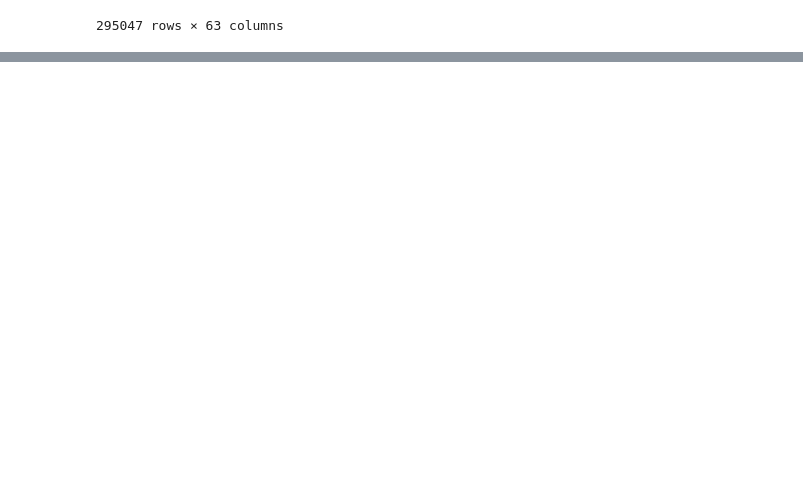
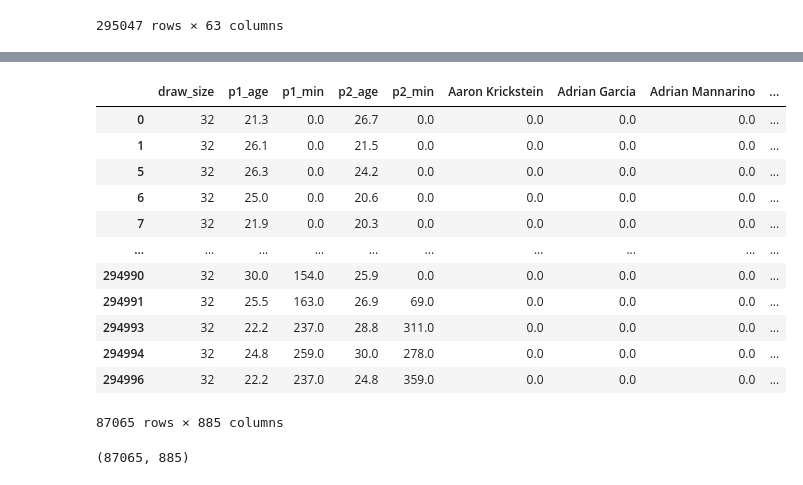
Before and after one commit to eyucma/Tennis_python_scraper, a Jupyter notebook: Top100.ipynb, the cells around one changed output, grey strips where cells are left out. Cells and saved outputs as stored; diff of their text form; code cells hidden in the pictures; blank space fills up the shorter version.

```diff
--- a/Top100.ipynb
+++ b/Top100.ipynb
@@ -74,0 +209,29 @@ while ((df %>% group_by(player)%>%filter(n()<3)%>%dim)[1]>0) {
+# %%
+X=df1.loc[:,['draw_size','p1_age','p1_min','p2_age', 'p2_min']]
+X=X.fillna(0)
+# %%
+BT=pd.get_dummies(df1['p1_name'],dtype=float)-pd.get_dummies(df1['p2_name'],dtype=float)
+BT=BT.fillna(0)
+S=pd.get_dummies(df1['surface'],dtype=float)
+# %%
+X=X.join(BT).join(S)
+# %%
+X
+# %% [output]
+|  | draw_size | p1_age | p1_min | p2_age | p2_min | Aaron Krickstein | Adrian Garcia | Adrian Mannarino | ... |
+| 0 | 32 | 21.3 | 0.0 | 26.7 | 0.0 | 0.0 | 0.0 | 0.0 | ... |
+| 1 | 32 | 26.1 | 0.0 | 21.5 | 0.0 | 0.0 | 0.0 | 0.0 | ... |
+| 5 | 32 | 26.3 | 0.0 | 24.2 | 0.0 | 0.0 | 0.0 | 0.0 | ... |
+| 6 | 32 | 25.0 | 0.0 | 20.6 | 0.0 | 0.0 | 0.0 | 0.0 | ... |
+| 7 | 32 | 21.9 | 0.0 | 20.3 | 0.0 | 0.0 | 0.0 | 0.0 | ... |
+| ... | ... | ... | ... | ... | ... | ... | ... | ... | ... |
+| 294990 | 32 | 30.0 | 154.0 | 25.9 | 0.0 | 0.0 | 0.0 | 0.0 | ... |
+| 294991 | 32 | 25.5 | 163.0 | 26.9 | 69.0 | 0.0 | 0.0 | 0.0 | ... |
+| 294993 | 32 | 22.2 | 237.0 | 28.8 | 311.0 | 0.0 | 0.0 | 0.0 | ... |
+| 294994 | 32 | 24.8 | 259.0 | 30.0 | 278.0 | 0.0 | 0.0 | 0.0 | ... |
+| 294996 | 32 | 22.2 | 237.0 | 24.8 | 359.0 | 0.0 | 0.0 | 0.0 | ... |
+87065 rows × 885 columns
+# %%
+X.shape
+# %% [output]
+(87065, 885)
```
Also changed, not shown: parts of 23 cells of this notebook, 4 other files.
